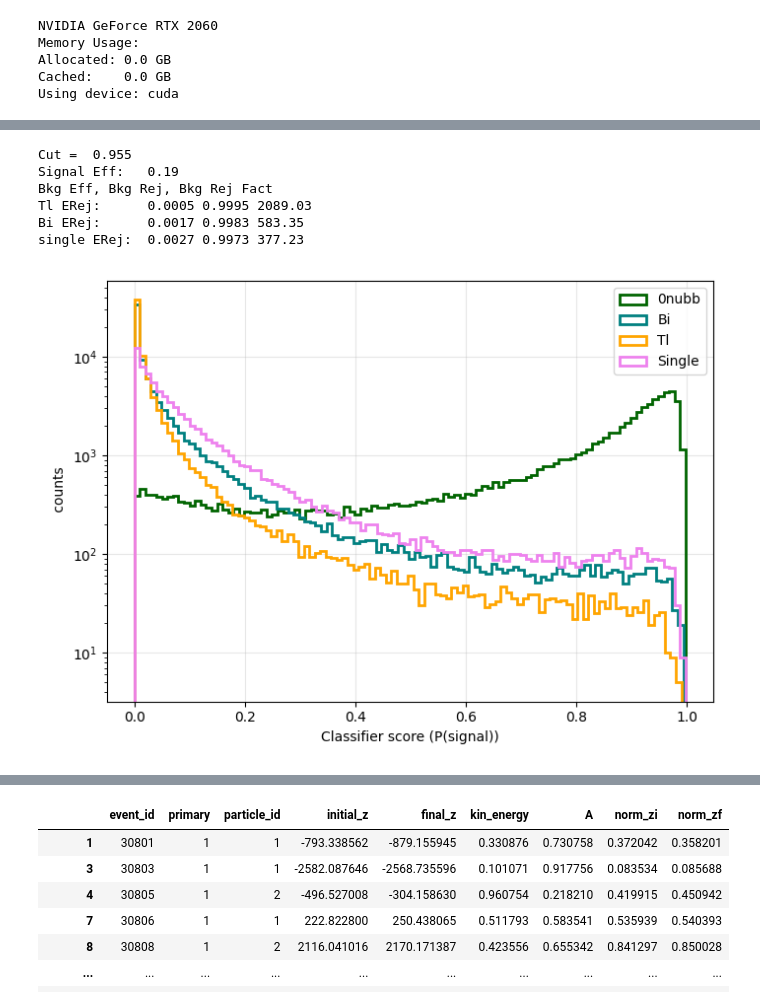
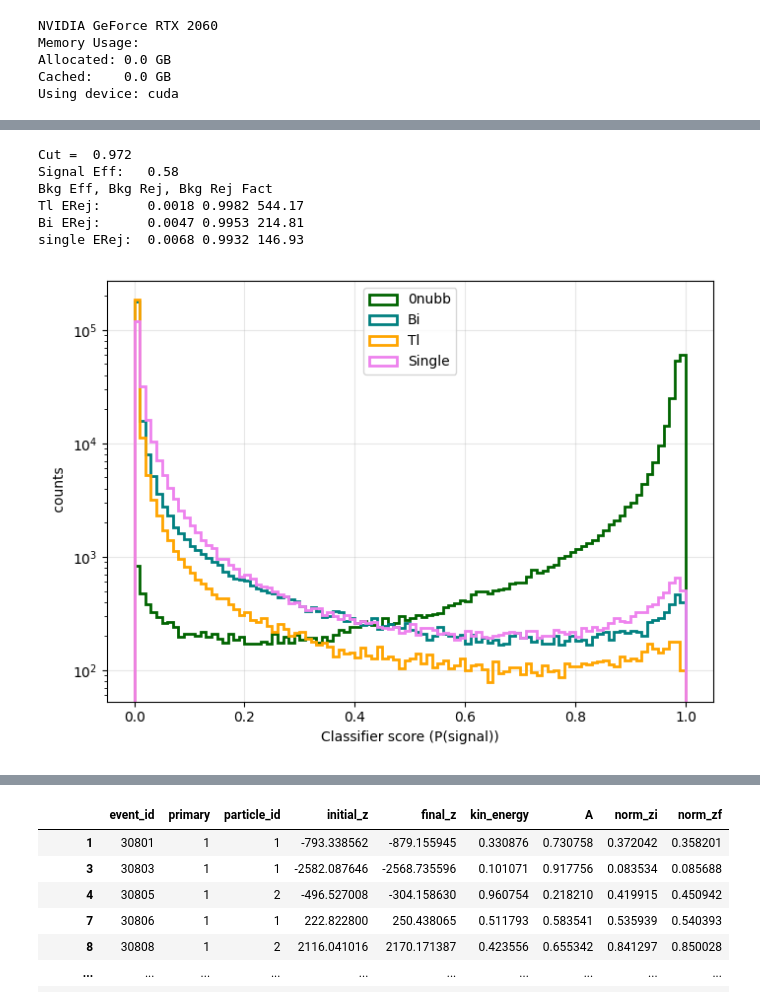
Before and after one commit to kvjmistry/ATPC, a Jupyter notebook: notebooks/ML_GNNMemoryOpt.ipynb, the cells around one changed output, grey strips where cells are left out. Cells and saved outputs as stored; diff of their text form; code cells hidden in the pictures.

```diff
--- a/notebooks/ML_GNNMemoryOpt.ipynb
+++ b/notebooks/ML_GNNMemoryOpt.ipynb
@@ -322,21 +375,21 @@ best_val_loss=1e20
 
 VERSION = 1
 
-load_state = False
+load_state = True
 if (load_state):
     history_df = pd.read_csv(f"../GNN_files/GNN_{mode}_{extension}_train_history_v{VERSION}_all.csv")
     print("Loading Model State from file!")
     display(history_df)
 
     last_epoch = int(max(history_df.epoch)) # Carry on from the last epoch
-    checkpoint = torch.load(f'../GNN_files/GNN_v{VERSION}_epoch{last_epoch}.pt', map_location=device)
+    checkpoint = torch.load(f'../GNN_files/GNN_{mode}_{extension}_v{VERSION}_all_epoch{last_epoch}.pt', map_location=device)
     model.load_state_dict(checkpoint['model_state_dict'])
     optimizer.load_state_dict(checkpoint['optimizer_state_dict'])
     min_epoch     = checkpoint['epoch']+1
     best_val_loss = checkpoint['loss']
 
 # ---------------------------------------------------------------------------------------------------
-EPOCHS = 2
+EPOCHS = 20
 
 for epoch in range(min_epoch, min_epoch+EPOCHS):
     print("Running Epoch ", epoch)
@@ -370,6 +423,7 @@ for epoch in range(min_epoch, min_epoch+EPOCHS):
     all_preds = []
     all_probs = []
     all_labels = []
+    all_subtypes = []
     val_loss = 0.0
 
     with torch.no_grad(): # Disables gradient tracking (saves memory, speeds up evalulation, prevents accidental backpropagation)
@@ -386,6 +440,7 @@ for epoch in range(min_epoch, min_epoch+EPOCHS):
             all_preds.extend(preds.cpu().numpy())
             all_probs.extend(probs[:, 1].cpu().numpy()) # logits of signal column
             all_labels.extend(data.y.cpu().numpy())
+            all_subtypes.extend(data.subType.cpu().numpy())
 
     val_loss /= len(val_loader.dataset)
 
@@ -397,7 +452,7 @@ for epoch in range(min_epoch, min_epoch+EPOCHS):
         'loss': val_loss,
     }
 
-    torch.save(checkpoint, f'../GNN_files/GNN_{mode}_{extension}_v{VERSION}_all.pt')
+    torch.save(checkpoint, f'../GNN_files/GNN_{mode}_{extension}_v{VERSION}_all_epoch{epoch}.pt')
 
     if val_loss < best_val_loss:
         print("Model improved! Saving...")
@@ -435,7 +490,10 @@ for epoch in range(min_epoch, min_epoch+EPOCHS):
     history_df = pd.concat( [history_df, history_df_current])
     history_df.to_csv(f'../GNN_files/GNN_{mode}_{extension}_train_history_v{VERSION}_all.csv', index=False)
 
-    print(f"Epoch {epoch+1}/{min_epoch+EPOCHS} | Train Loss: {train_loss:.3f} | Val Loss: {val_loss:.3f} | Val AUC: {AUC:.6f}")
+    sig_eff, bkg_rej, subtype_rej = evaluate_physics_metrics(all_labels, all_probs, all_subtypes, target_eff=0.60)
+
+    # print(f"Epoch {epoch+1}/{min_epoch+EPOCHS} | Train Loss: {train_loss:.3f} | Val Loss: {val_loss:.3f} | Val AUC: {AUC:.6f} | Sig Eff {sig_eff:.3f} | Bkg Rej: {bkg_rej:.1f}x")
+    print(f"Epoch {epoch+1}/{min_epoch+EPOCHS} | Train Loss: {train_loss:.3f} | Val Loss: {val_loss:.3f} | Val AUC: {AUC:.6f} | Sig Eff {sig_eff:.3f} | Bkg Rej: {bkg_rej:.1f}x" f" | Bi Rej: {subtype_rej[1]:.1f}x | Tl Rej: {subtype_rej[2]:.1f}x | Single Rej: {subtype_rej[3]:.1f}x")
     last_epoch=epoch
 
 display(history_df)
@@ -487,7 +648,7 @@ last_epoch = int(max(history_df.epoch)) # Carry on from the last epoch
 # optimizer = torch.optim.Adam(model.parameters(), lr=1e-3)
 criterion = nn.CrossEntropyLoss(weight=train_weights) # [background, signal]
 
-checkpoint = torch.load(f'../GNN_files/GNN_{mode}_{extension}_v1_all.pt', map_location=device)
+checkpoint = torch.load(f'../GNN_files/GNN_{mode}_{extension}_v1_all_epoch{last_epoch}.pt', map_location=device)
 
 # 4. Restore the states
 model.load_state_dict(checkpoint['model_state_dict'])
@@ -548,5 +720,6 @@ fpr_tr,   tpr_tr,  auc_tr,   df_scores_tr  = CalcModelMetrics(model, train_loade
 fpr_va,   tpr_va,  auc_va,   df_scores_va  = CalcModelMetrics(model, val_loader,   "Validation", device, one_vs_all)
 fpr_tst,  tpr_tst, auc_tst,  df_scores_tst = CalcModelMetrics(model, test_loader,  "Test      ", device, one_vs_all)
 df_scores_all = pd.concat([df_scores_tr, df_scores_va, df_scores_tst])
+df_scores_unseen = pd.concat([df_scores_va, df_scores_tst])
 display(df_scores_all)
 # %% [output]
@@ -640,48 +813,52 @@ def CalcEfficiency(df, label, cut):
     num = len(df[ (df.subTypes == label) & (df.y_score > cut)])
     den = len(df[ (df.subTypes == label)])
     return num/den
 
-cut = 0.955
+cut = 0.972
+
+# This gets performance for val+test so not on the data we trained on which
+# may have been overfitted slightly.
+df_plot = df_scores_unseen
 
 print("Cut = ", cut)
-print(f"Signal Eff:   {CalcEfficiency(df_scores_all, '0nubb', cut):.2f}")
+print(f"Signal Eff:   {CalcEfficiency(df_plot, '0nubb', cut):.2f}")
 
 print("Bkg Eff, Bkg Rej, Bkg Rej Fact")
-tl_eff = CalcEfficiency(df_scores_all, "Tl", cut)
+tl_eff = CalcEfficiency(df_plot, "Tl", cut)
 print(f"Tl ERej:      {tl_eff:.4f} {1-tl_eff:.4f} {1/tl_eff:.2f}")
 
-bi_eff = CalcEfficiency(df_scores_all, "Bi", cut)
+bi_eff = CalcEfficiency(df_plot, "Bi", cut)
 print(f"Bi ERej:      {bi_eff:.4f} {1-bi_eff:.4f} {1/bi_eff:.2f}")
 
-s_eff = CalcEfficiency(df_scores_all, "single", cut)
+s_eff = CalcEfficiency(df_plot, "single", cut)
 print(f"single ERej:  {s_eff:.4f} {1-s_eff:.4f} {1/s_eff:.2f}")
 
 plt.figure(figsize=(7,5))
 
 bins = 100
 
-plt.hist(df_scores_all[ (df_scores_all.subTypes == "0nubb")].y_score,  bins=bins, density=False, histtype='step', linewidth=2, label='0nubb',  color = "darkgreen");
-plt.hist(df_scores_all[ (df_scores_all.subTypes == "Bi")].y_score,     bins=bins, density=False, histtype='step', linewidth=2, label='Bi',     color = "Teal");
-plt.hist(df_scores_all[ (df_scores_all.subTypes == "Tl")].y_score,     bins=bins, density=False, histtype='step', linewidth=2, label='Tl',     color = "Orange");
-plt.hist(df_scores_all[ (df_scores_all.subTypes == "single")].y_score, bins=bins, density=False, histtype='step', linewidth=2, label='Single', color = "violet");
+plt.hist(df_plot[ (df_plot.subTypes == "0nubb")].y_score,  bins=bins, density=False, histtype='step', linewidth=2, label='0nubb',  color = "darkgreen");
+plt.hist(df_plot[ (df_plot.subTypes == "Bi")].y_score,     bins=bins, density=False, histtype='step', linewidth=2, label='Bi',     color = "Teal");
+plt.hist(df_plot[ (df_plot.subTypes == "Tl")].y_score,     bins=bins, density=False, histtype='step', linewidth=2, label='Tl',     color = "Orange");
+plt.hist(df_plot[ (df_plot.subTypes == "single")].y_score, bins=bins, density=False, histtype='step', linewidth=2, label='Single', color = "violet");
 
 
 plt.xlabel("Classifier score (P(signal))")
 plt.ylabel(" counts")
 plt.legend()
 plt.grid(alpha=0.3)
 
 plt.semilogy()
 plt.tight_layout()
 plt.show()
 # %% [output]
-Cut =  0.955
-Signal Eff:   0.19
+Cut =  0.972
+Signal Eff:   0.58
 Bkg Eff, Bkg Rej, Bkg Rej Fact
-Tl ERej:      0.0005 0.9995 2089.03
-Bi ERej:      0.0017 0.9983 583.35
-single ERej:  0.0027 0.9973 377.23
+Tl ERej:      0.0018 0.9982 544.17
+Bi ERej:      0.0047 0.9953 214.81
+single ERej:  0.0068 0.9932 146.93
-[figure, old version]
+[figure, new version]
 # %%
 df_out = df_scores_all.copy()
 df_out['subType'] = df_out['subTypes'].replace({'0nubb': 'ATPC_0nubb', 'Bi': 'ATPC_Bi_ion', 'Tl': 'ATPC_Tl_ion', 'single': 'ATPC_single'})
```
Also changed, not shown: parts of 15 cells of this notebook, 2 other files.
